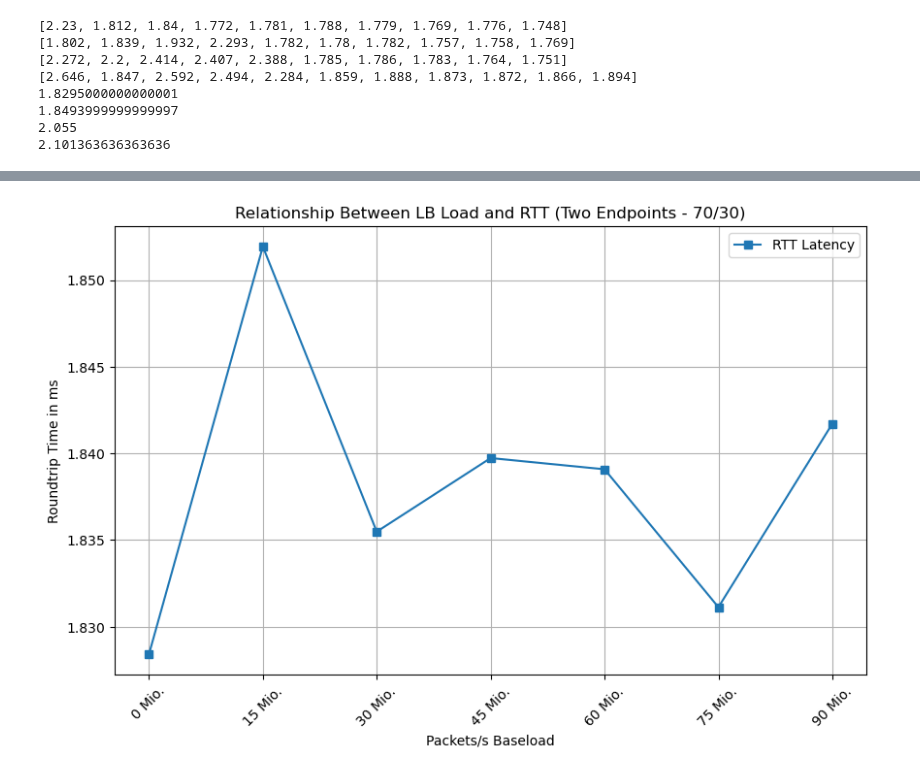
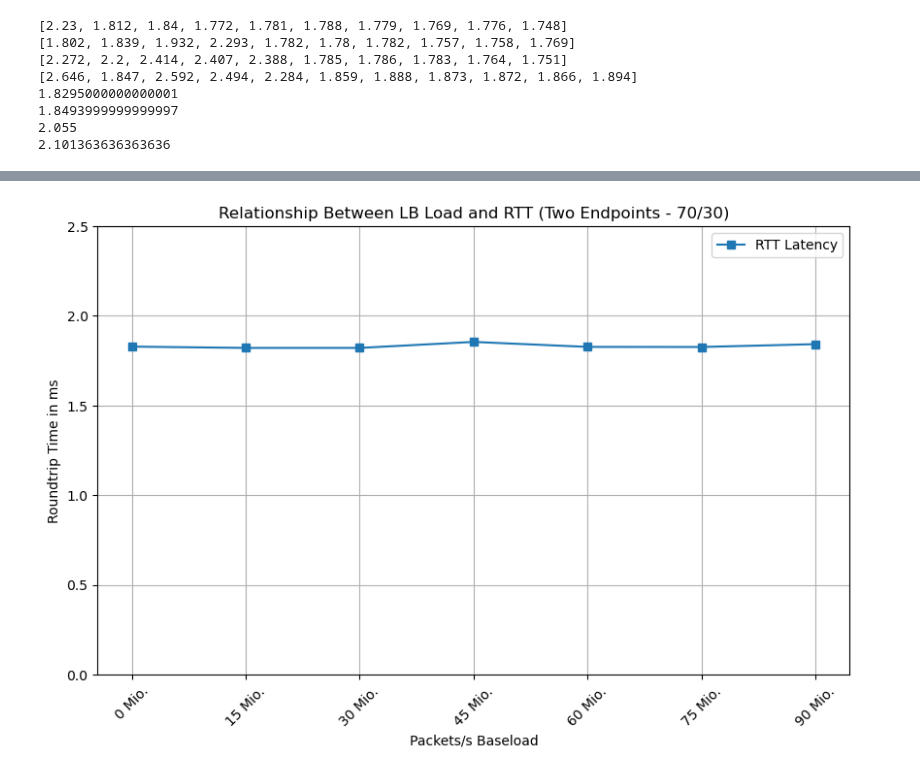
Before and after one commit to gespel/Bachelorarbeit, a Jupyter notebook: notebooks/latency.ipynb, the cells around one changed output, grey strips where cells are left out. Drawn from its saved outputs; the diff is of its cells as text; code cells hidden in the pictures.

```diff
--- a/notebooks/latency.ipynb
+++ b/notebooks/latency.ipynb
@@ -78,16 +81,18 @@ plt.show()
 # %%
 import matplotlib.pyplot as plt
 
 x = [0, 15000000, 30000000, 45000000, 60000000, 75000000, 90000000]
-y = [1.828419, 1.851930, 1.835484, 1.839731, 1.839084, 1.831130, 1.841712]
+y = [1.828419, 1.821199, 1.821199, 1.854637, 1.826800, 1.826341, 1.842189]
 plt.figure(figsize=(10, 6))
 plt.grid(True)
+plt.ylim(0, 2.5)
+
 plt.plot(x, y, "-s", label="RTT Latency")
 plt.title("Relationship Between LB Load and RTT (Two Endpoints - 70/30)")
 plt.xlabel("Packets/s Baseload")
 plt.xticks(x, [str(int(val/1_000_000)) + " Mio." for val in x], rotation=45)
 plt.ylabel("Roundtrip Time in ms")
 plt.legend()
 plt.show()
 # %% [output]
-[figure, old version]
+[figure, new version]
```
Also changed, not shown: parts of 2 cells of this notebook.
